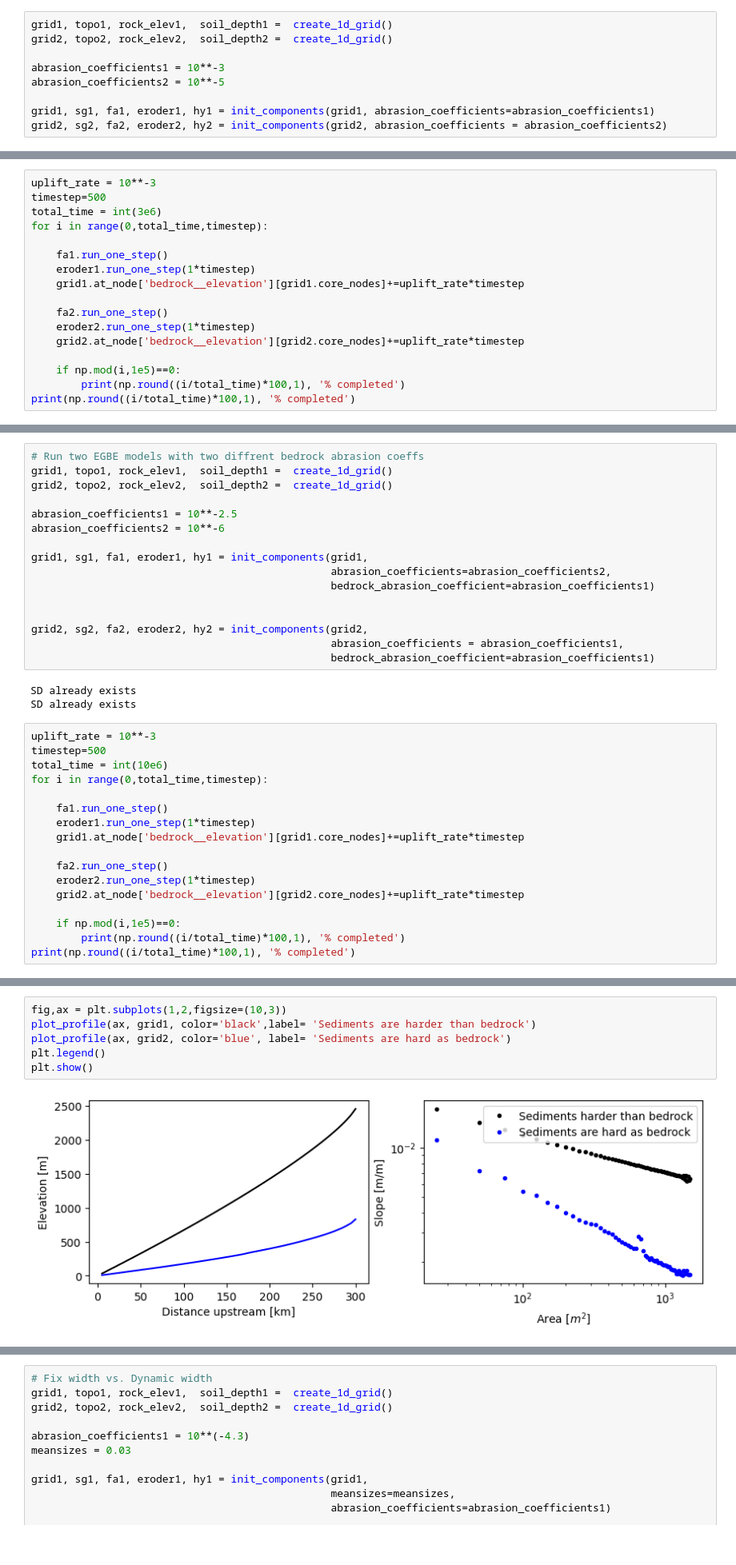
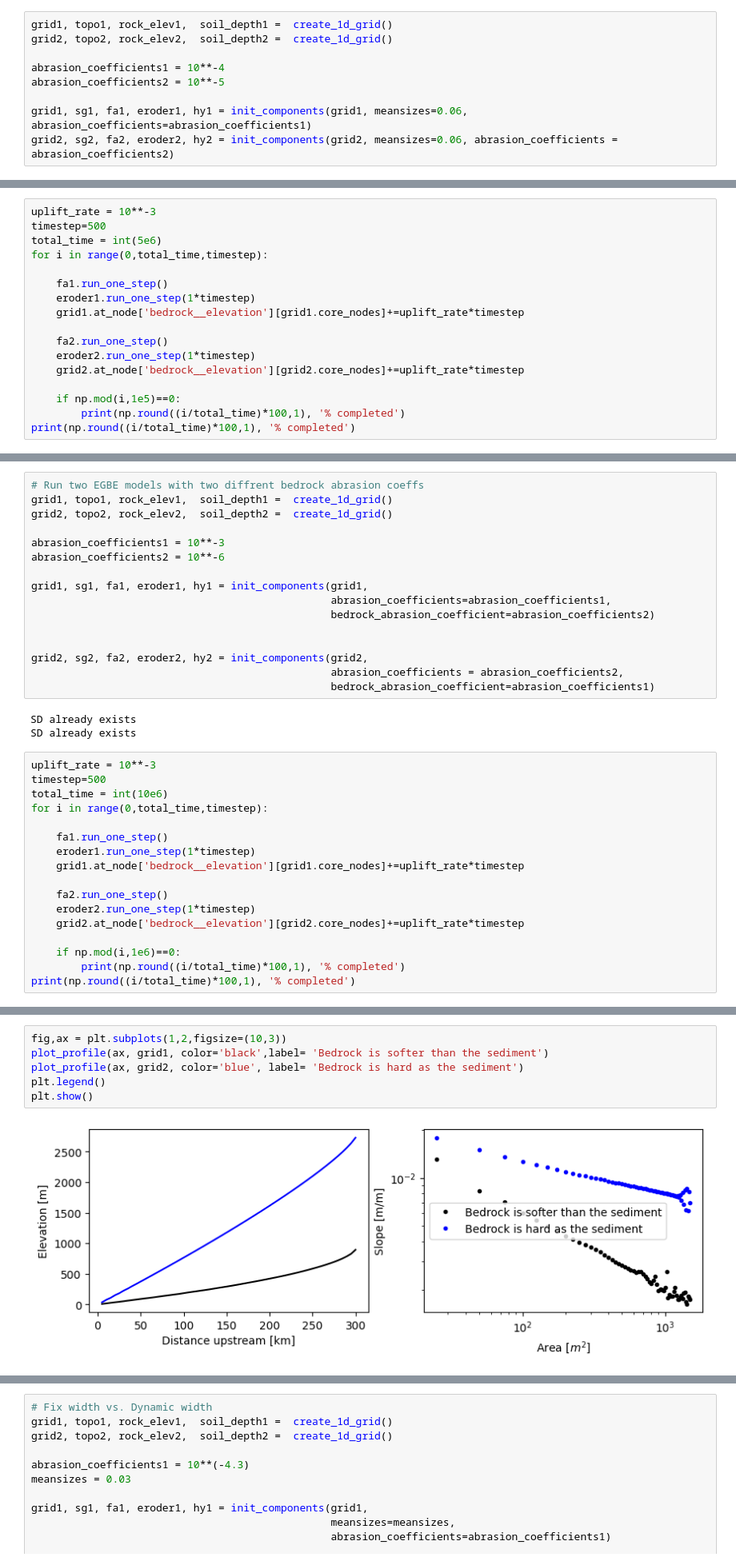
Before and after one commit to landlab/egbelem, a Jupyter notebook: EGBE_nb/EGBE_nb.ipynb, the cells around one changed output, grey strips where cells are left out. Shown at 80% size. Cells and saved outputs as stored; diff of their text form.

```diff
--- a/EGBE_nb/EGBE_nb.ipynb
+++ b/EGBE_nb/EGBE_nb.ipynb
@@ -353,11 +353,11 @@ def plot_profile(ax, grid, color='black',
 grid1, topo1, rock_elev1,  soil_depth1 =  create_1d_grid()
 grid2, topo2, rock_elev2,  soil_depth2 =  create_1d_grid()
 
-abrasion_coefficients1 = 10**-3
+abrasion_coefficients1 = 10**-4
 abrasion_coefficients2 = 10**-5
 
-grid1, sg1, fa1, eroder1, hy1 = init_components(grid1, abrasion_coefficients=abrasion_coefficients1)
-grid2, sg2, fa2, eroder2, hy2 = init_components(grid2, abrasion_coefficients = abrasion_coefficients2)
+grid1, sg1, fa1, eroder1, hy1 = init_components(grid1, meansizes=0.06, abrasion_coefficients=abrasion_coefficients1)
+grid2, sg2, fa2, eroder2, hy2 = init_components(grid2, meansizes=0.06, abrasion_coefficients = abrasion_coefficients2)
 # %% [output]
 SD already exists
 SD already exists
@@ -372,7 +372,7 @@ SD already exists
 # %%
 uplift_rate = 10**-3
 timestep=500
-total_time = int(3e6)
+total_time = int(5e6)
 for i in range(0,total_time,timestep):
 
     fa1.run_one_step()
@@ -423,16 +423,16 @@ NameError: name 'grid1' is not defined
 grid1, topo1, rock_elev1,  soil_depth1 =  create_1d_grid()
 grid2, topo2, rock_elev2,  soil_depth2 =  create_1d_grid()
 
-abrasion_coefficients1 = 10**-2.5
+abrasion_coefficients1 = 10**-3
 abrasion_coefficients2 = 10**-6
 
 grid1, sg1, fa1, eroder1, hy1 = init_components(grid1,
-                                                abrasion_coefficients=abrasion_coefficients2,
-                                                bedrock_abrasion_coefficient=abrasion_coefficients1)
+                                                abrasion_coefficients=abrasion_coefficients1,
+                                                bedrock_abrasion_coefficient=abrasion_coefficients2)
 
 
 grid2, sg2, fa2, eroder2, hy2 = init_components(grid2,
-                                                abrasion_coefficients = abrasion_coefficients1,
+                                                abrasion_coefficients = abrasion_coefficients2,
                                                 bedrock_abrasion_coefficient=abrasion_coefficients1)
 # %% [output]
 SD already exists
@@ -451,7 +451,7 @@ for i in range(0,total_time,timestep):
     eroder2.run_one_step(1*timestep)
     grid2.at_node['bedrock__elevation'][grid2.core_nodes]+=uplift_rate*timestep
 
-    if np.mod(i,1e5)==0:
+    if np.mod(i,1e6)==0:
         print(np.round((i/total_time)*100,1), '% completed')
 print(np.round((i/total_time)*100,1), '% completed')
 # %% [output]
@@ -475,8 +471,8 @@ print(np.round((i/total_time)*100,1), '% completed')
 # %%
 fig,ax = plt.subplots(1,2,figsize=(10,3))
-plot_profile(ax, grid1, color='black',label= 'Sediments are harder than bedrock')
-plot_profile(ax, grid2, color='blue', label= 'Sediments are hard as bedrock')
+plot_profile(ax, grid1, color='black',label= 'Bedrock is softer than the sediment')
+plot_profile(ax, grid2, color='blue', label= 'Bedrock is hard as the sediment')
 plt.legend()
 plt.show()
 # %% [output]
-[figure, old version]
+[figure, new version]
```
Also changed, not shown: parts of 17 cells of this notebook.
